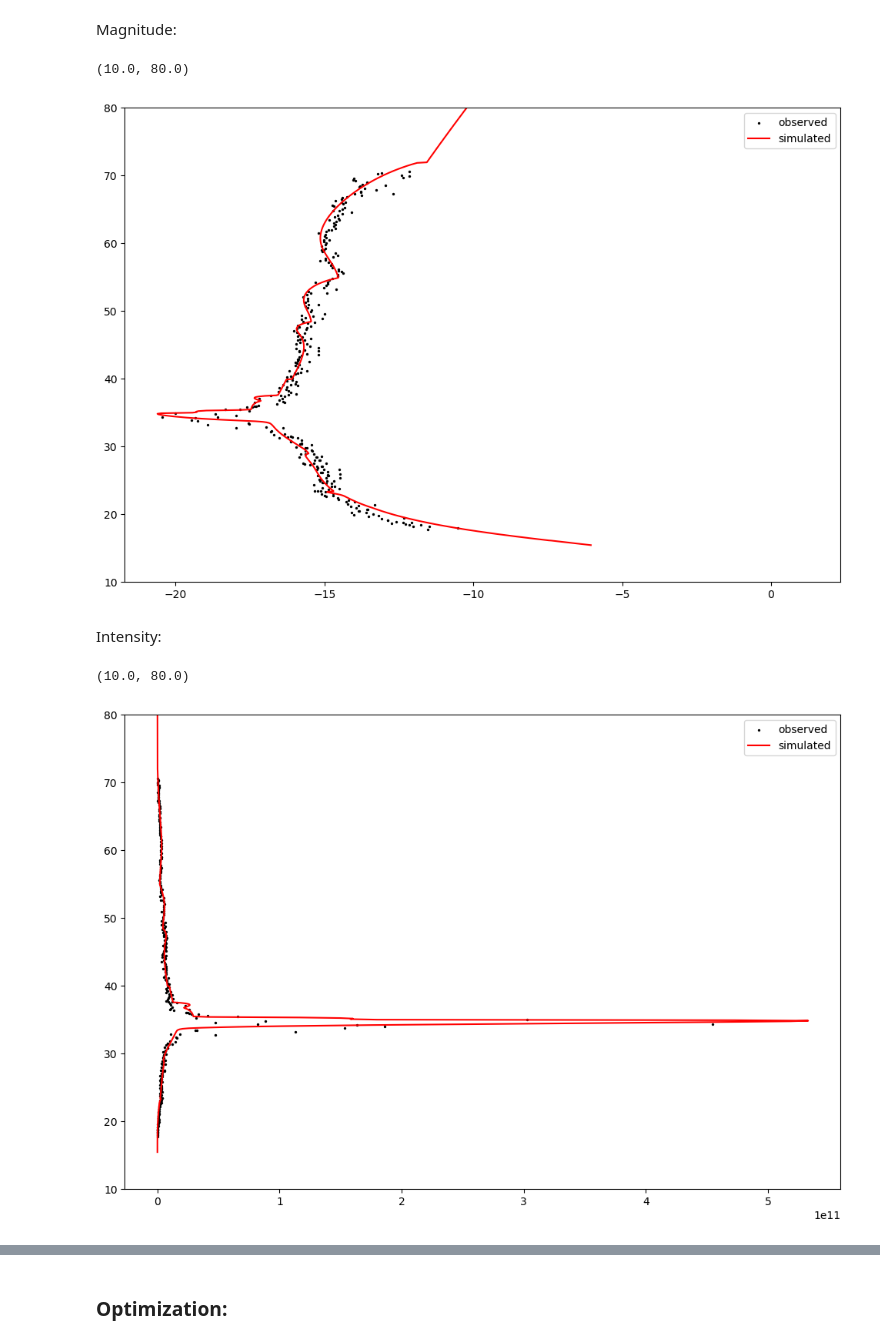
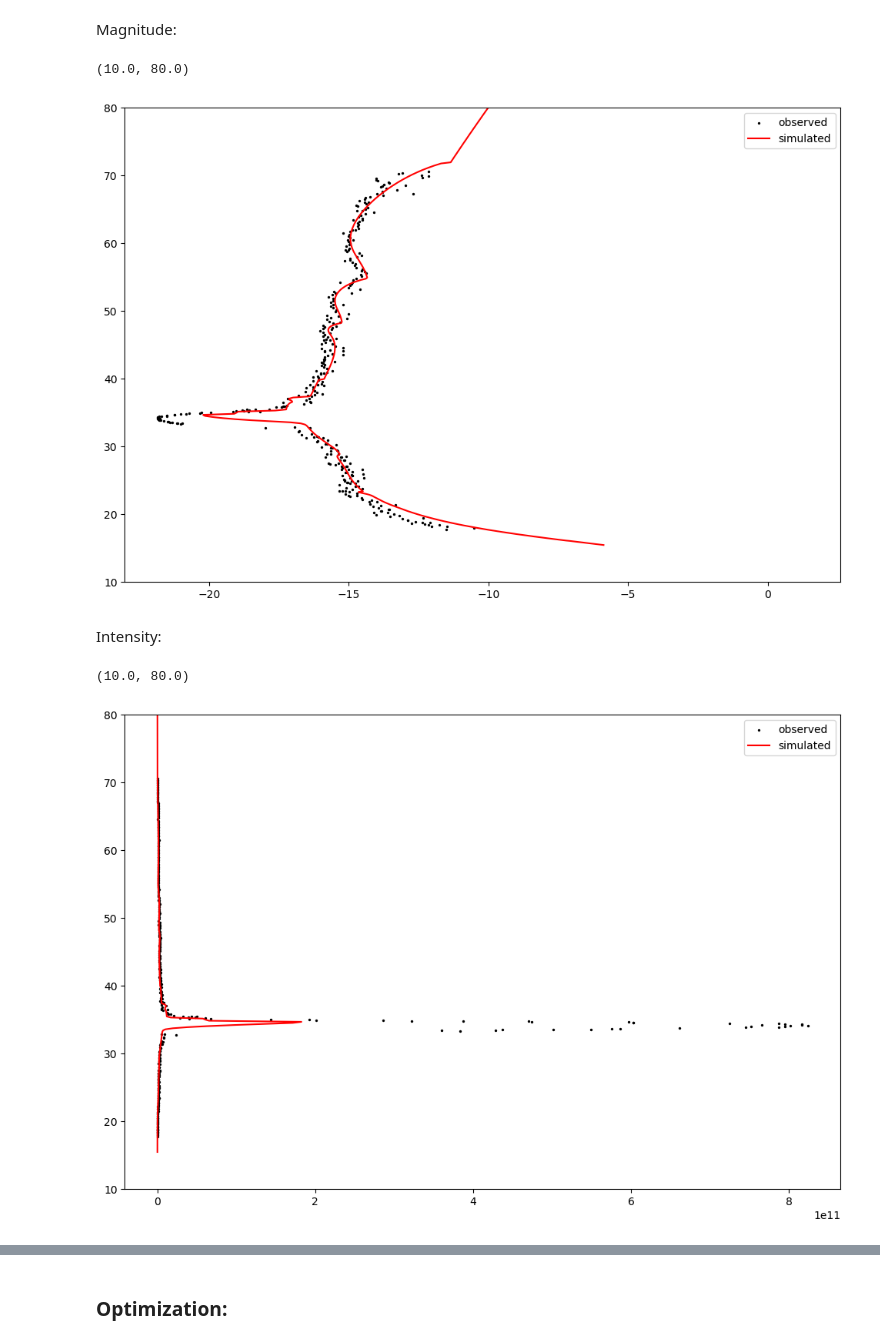
Before and after one commit to ia-chow/Thesis, a Jupyter notebook: physical/metsim_optimization_nested_novo_mesto.ipynb, the cells around one changed output, grey strips where cells are left out. Saved outputs shown, nothing was run; the diff lists cells and outputs as text; code cells hidden in the pictures.

```diff
--- a/physical/metsim_optimization_nested_novo_mesto.ipynb
+++ b/physical/metsim_optimization_nested_novo_mesto.ipynb
@@ -346,7 +346,7 @@ ER_FRAG_INDICES = [0, 1, 2, 4, 5, 6, 7, 8, 9]#, 2, 3, 4]  # free fragments that
 
 metsim_obj = MetSimObj(traj_path=event_path + '.pickle',
                        const_json_file=event_path + '.picklesim_fit_latest.json',
-                       lc_path='../novo_mesto/ablation_modelling/light_curve_no_cneos_sorted.csv',
+                       lc_path='../novo_mesto/ablation_modelling/light_curve_edited_sorted.csv',
                        fixed_frag_indices = FIXED_FRAG_INDICES,
                        free_frag_indices = FREE_FRAG_INDICES,
                        er_frag_indices = ER_FRAG_INDICES
@@ -368,21 +368,21 @@ plt.legend()
 plt.ylim(10., 80.)
 # %% [output]
 (10.0, 80.0)
-[figure, old version]
+[figure, new version]
 # %% [markdown]
 Intensity:
 # %%
 mag_data = np.concatenate(list(metsim_obj.lc_data.abs_mag_data.values()))
 height_data = np.concatenate(list(metsim_obj.lc_data.height_data.values()))
 
 plt.figure(figsize = (12, 8))
-plt.scatter(3030 * (10 ** (mag_data/(-2.5))), height_data/1000., c='k', s=2., label = 'observed')
-plt.plot((3030 * (10 ** (metsim_obj.simulation_results.abs_magnitude/(-2.5)))), metsim_obj.simulation_results.leading_frag_height_arr/1000., c='r', label = 'simulated')
+plt.scatter(1500 * (10 ** (mag_data/(-2.5))), height_data/1000., c='k', s=2., label = 'observed')
+plt.plot((1500 * (10 ** (metsim_obj.simulation_results.abs_magnitude/(-2.5)))), metsim_obj.simulation_results.leading_frag_height_arr/1000., c='r', label = 'simulated')
 plt.legend()
 plt.ylim(10., 80.)
 # %% [output]
 (10.0, 80.0)
-[figure, old version]
+[figure, new version]
 # %%
 # plt.figure(figsize = (12, 8))
 # plt.plot(metsim_obj_old.usg_data.time_data + 11.9, metsim_obj_old.usg_data.absolute_magnitudes, label = 'observed')
```
Also changed, not shown: parts of 18 cells of this notebook, 20 other files.
